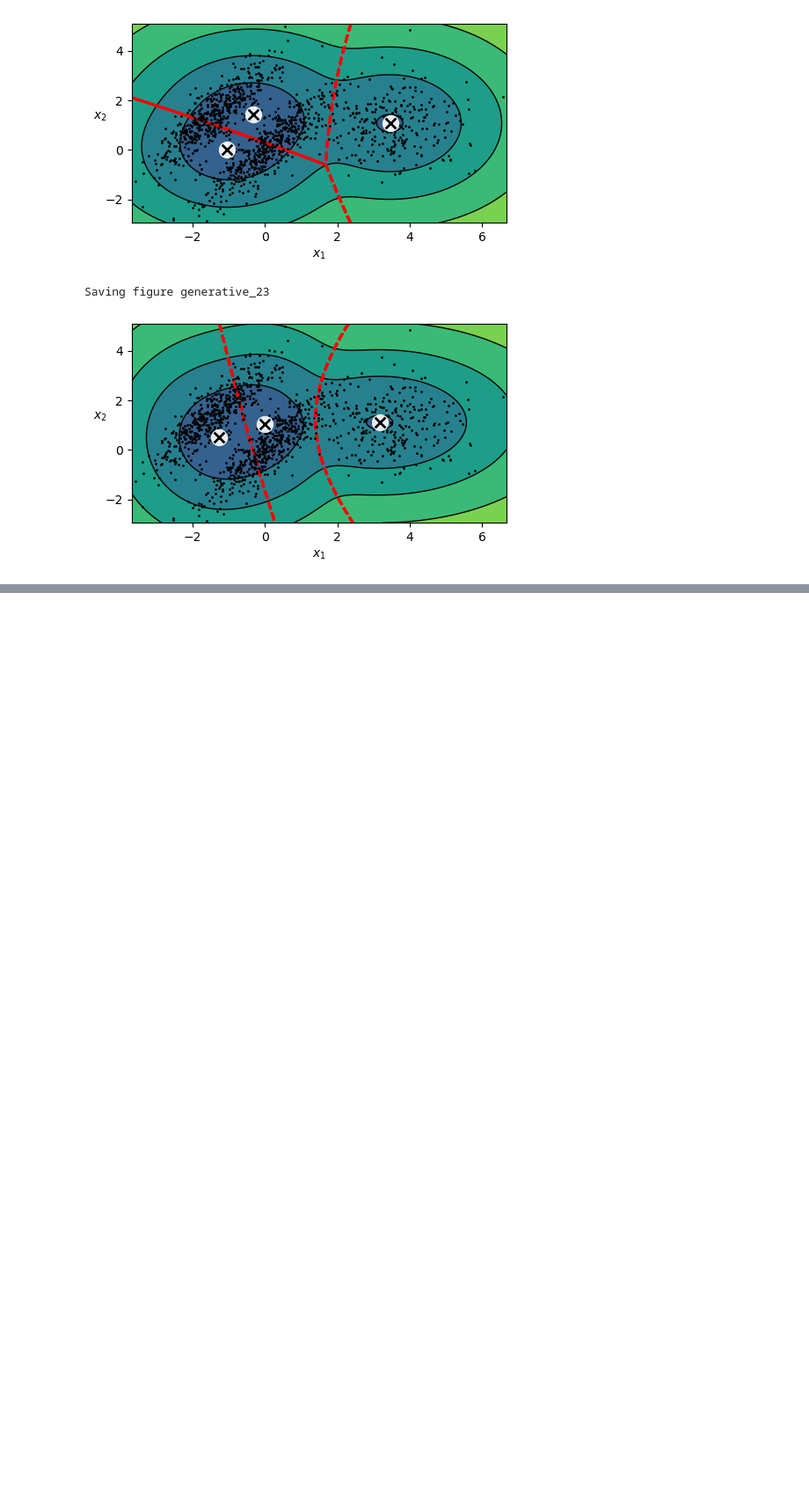
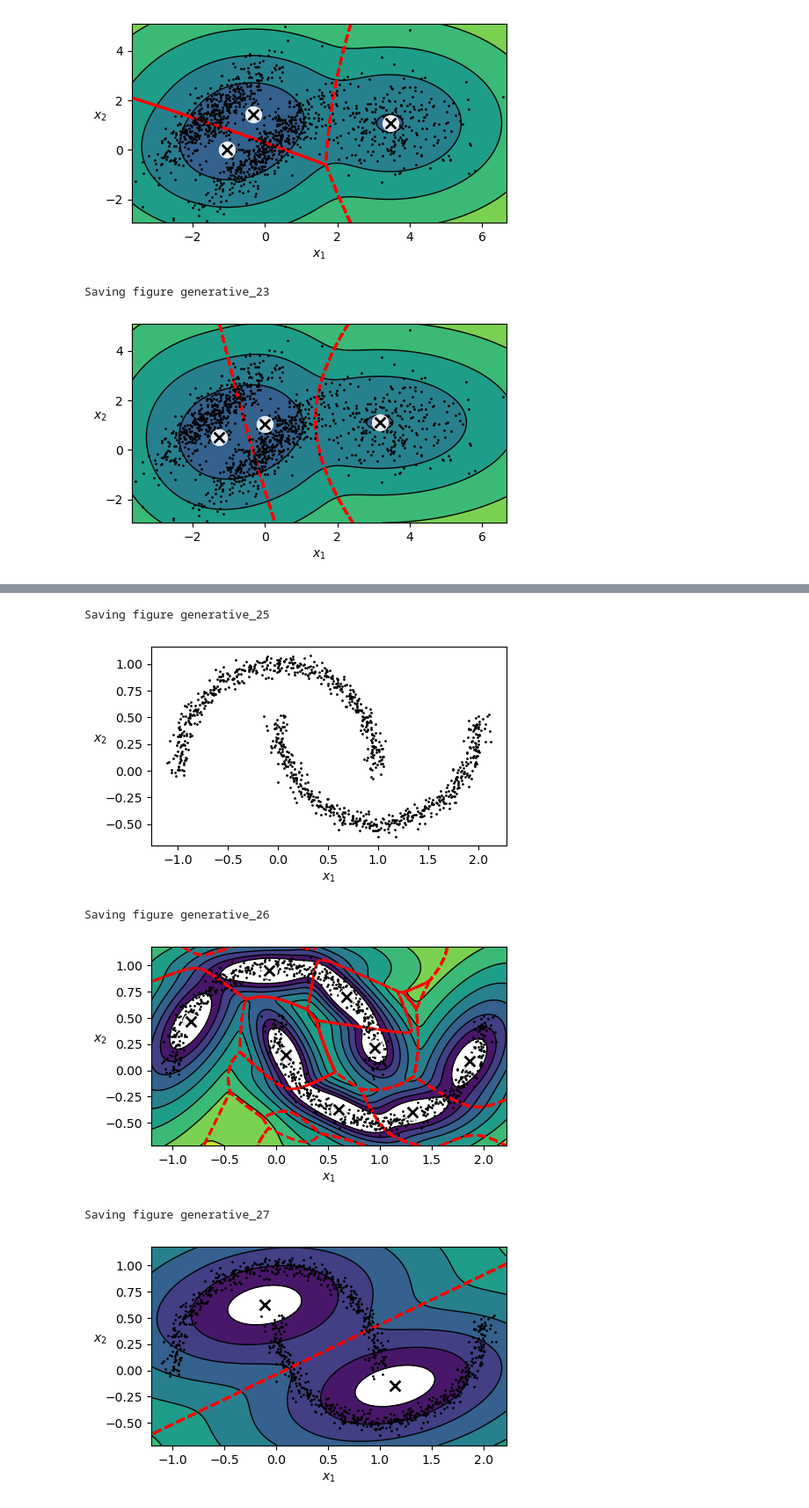
Before and after one commit to basictask/Elemzesmodszertan, a Jupyter notebook: 8_generative/doc/images/8_generative.ipynb, the cells around one changed output, grey strips where cells are left out. Shown at 88% size. Saved outputs shown, nothing was run; the diff lists cells and outputs as text; code cells hidden in the pictures; blank space fills up the shorter version.

```diff
--- a/8_generative/doc/images/8_generative.ipynb
+++ b/8_generative/doc/images/8_generative.ipynb
@@ -565,0 +586,36 @@ Saving figure generative_23
+# %%
+X_moons, y_moons = make_moons(n_samples=1000, noise=0.05, random_state=42)
+
+plt.figure(figsize=(5, 3))
+plot_data(X_moons)
+plt.xlabel("$x_1$")
+plt.ylabel("$x_2$", rotation=0)
+save_fig('generative_25')
+plt.show()
+
+bgm = BayesianGaussianMixture(n_components=10, n_init=10, random_state=42)
+bgm.fit(X_moons)
+
+plt.figure(figsize=(5, 3))
+plot_gaussian_mixture(bgm, X_moons, show_ylabels=True)
+plt.xlabel("$x_1$")
+plt.ylabel("$x_2$", rotation=0)
+save_fig('generative_26')
+plt.show()
+
+bgm = BayesianGaussianMixture(n_components=2, n_init=10, random_state=42)
+bgm.fit(X_moons)
+
+plt.figure(figsize=(5, 3))
+plot_gaussian_mixture(bgm, X_moons, show_ylabels=True)
+plt.xlabel("$x_1$")
+plt.ylabel("$x_2$", rotation=0)
+save_fig('generative_27')
+plt.show()
+# %% [output]
+Saving figure generative_25
+[figure, added]
+Saving figure generative_26
+[figure, added]
+Saving figure generative_27
+[figure, added]
```
Also changed, not shown: parts of 6 cells of this notebook, 3 other files.
